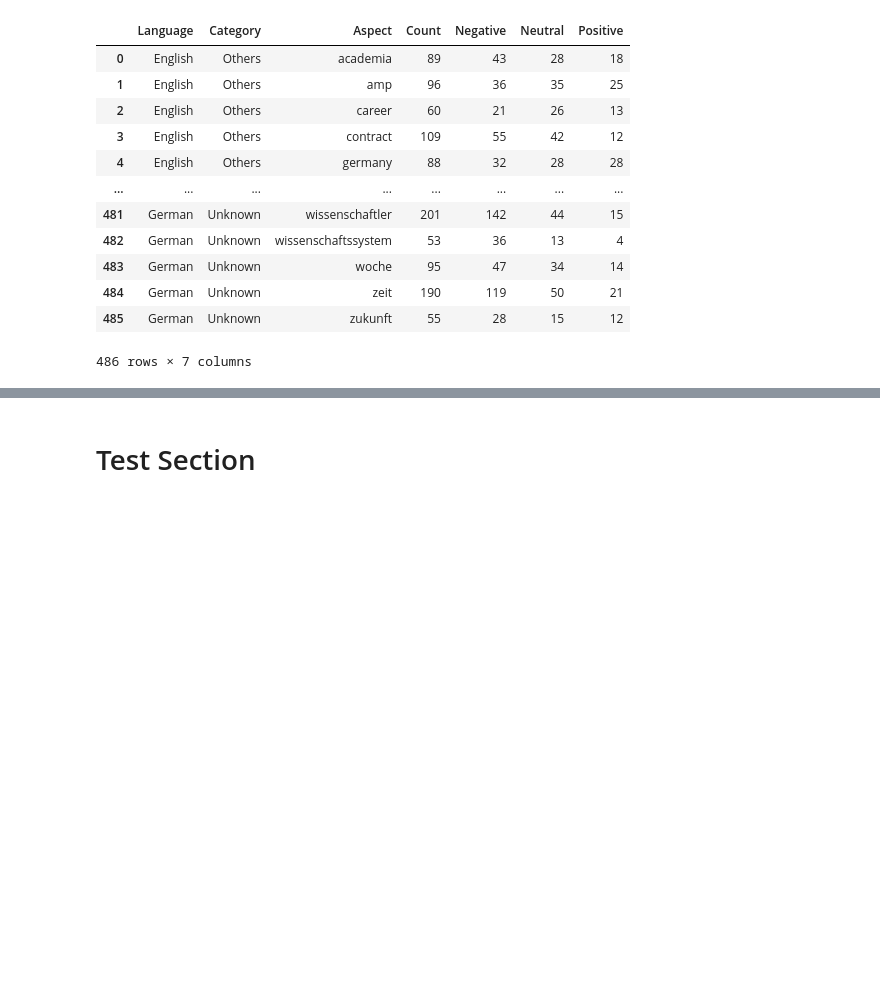
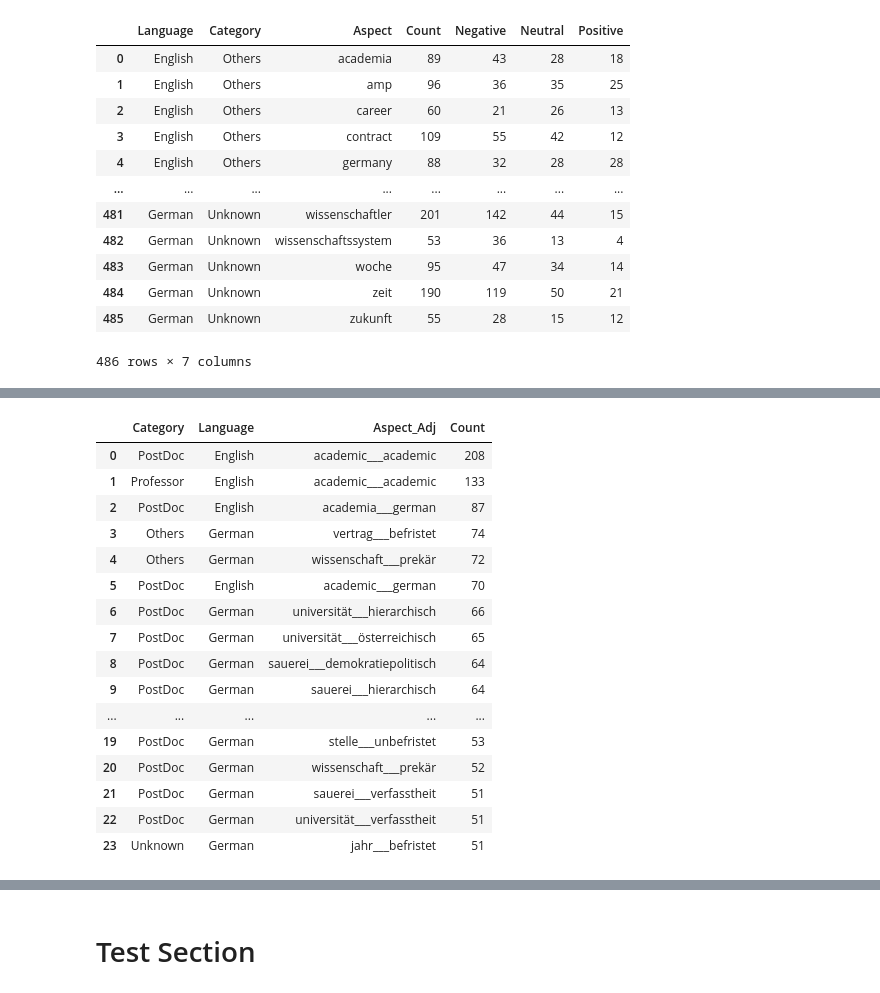
Before and after one commit to jeffyelson/triwizard_ichbinhanna_dbseproject, a Jupyter notebook: Aspect Based Sentiment Analysis/CompleteABSA.ipynb, the cells around one changed output, grey strips where cells are left out. Drawn from its saved outputs; the diff is of its cells as text; code cells hidden in the pictures; blank space fills up the shorter version.

```diff
--- a/Aspect Based Sentiment Analysis/CompleteABSA.ipynb
+++ b/Aspect Based Sentiment Analysis/CompleteABSA.ipynb
@@ -734,0 +807,7 @@ files.download('Approch2_FinalOutputWithoutCategory.csv')
+# %%
+df_adj_combos = pd.DataFrame({
+    "idx": df_tweet_aspects_adj[df_tweet_aspects_adj["tweet_aspect_count"] > 1]["idx"],
+    "Adj_Combined": df_tweet_aspects_adj[df_tweet_aspects_adj["tweet_aspect_count"] > 1][['idx', 'lemma']].groupby(['idx'])['lemma'].transform(lambda x: '___'.join(x))
+    })
+df_adj_combos = df_adj_combos.drop_duplicates()
+df_adj_combos
@@ -734,0 +828,10 @@ files.download('Approch2_FinalOutputWithoutCategory.csv')
+# %%
+df_aspect_combos = pd.DataFrame({
+    "idx": df_tweet_aspects_aspects[df_tweet_aspects_aspects["tweet_aspect_count"] > 1]["idx"],
+    "lang": df_tweet_aspects_aspects[df_tweet_aspects_aspects["tweet_aspect_count"] > 1]["lang"],
+    "user_category": df_tweet_aspects_aspects[df_tweet_aspects_aspects["tweet_aspect_count"] > 1]["user_category"],
+    "Aspect_Combined": df_tweet_aspects_aspects[df_tweet_aspects_aspects["tweet_aspect_count"] > 1][['idx', 'lemma']].groupby(['idx'])['lemma'].transform(lambda x: '___'.join(x))
+    })
+
+df_aspect_combos = df_aspect_combos.drop_duplicates()
+df_aspect_combos
@@ -734,0 +852,3 @@ files.download('Approch2_FinalOutputWithoutCategory.csv')
+# %%
+df_aspect_adj_combos = df_aspect_combos.merge(df_adj_combos, on="idx")
+df_aspect_adj_combos
@@ -734,0 +935,25 @@ files.download('Approch2_FinalOutputWithoutCategory.csv')
+# %%
+df_co_occurring_aspect_adj = get_aspect_adj_combos(df_aspect_adj_combos["lang"].to_list(),
+                                                   df_aspect_adj_combos["user_category"].to_list(),
+                                                   df_aspect_adj_combos["Aspect_Combined"].to_list(),
+                                                   df_aspect_adj_combos["Adj_Combined"].to_list())
+# %%
+df_co_occurring_aspect_adj[df_co_occurring_aspect_adj["Count"] > 50]
+# %% [output]
+|  | Category | Language | Aspect_Adj | Count |
+| 0 | PostDoc | English | academic___academic | 208 |
+| 1 | Professor | English | academic___academic | 133 |
+| 2 | PostDoc | English | academia___german | 87 |
+| 3 | Others | German | vertrag___befristet | 74 |
+| 4 | Others | German | wissenschaft___prekär | 72 |
+| 5 | PostDoc | English | academic___german | 70 |
+| 6 | PostDoc | German | universität___hierarchisch | 66 |
+| 7 | PostDoc | German | universität___österreichisch | 65 |
+| 8 | PostDoc | German | sauerei___demokratiepolitisch | 64 |
+| 9 | PostDoc | German | sauerei___hierarchisch | 64 |
+| ... | ... | ... | ... | ... |
+| 19 | PostDoc | German | stelle___unbefristet | 53 |
+| 20 | PostDoc | German | wissenschaft___prekär | 52 |
+| 21 | PostDoc | German | sauerei___verfasstheit | 51 |
+| 22 | PostDoc | German | universität___verfasstheit | 51 |
+| 23 | Unknown | German | jahr___befristet | 51 |
```
Also changed, not shown: parts of 16 cells of this notebook, 2 other files.
